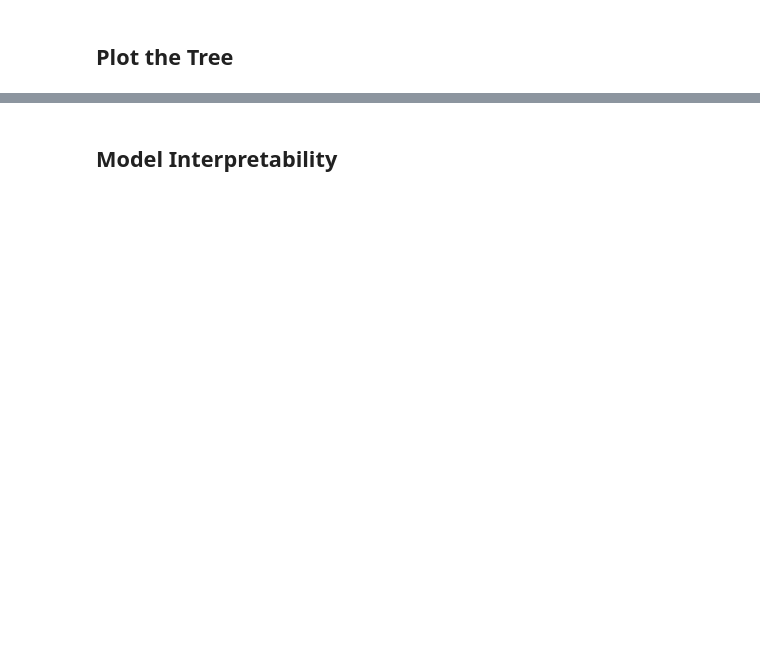
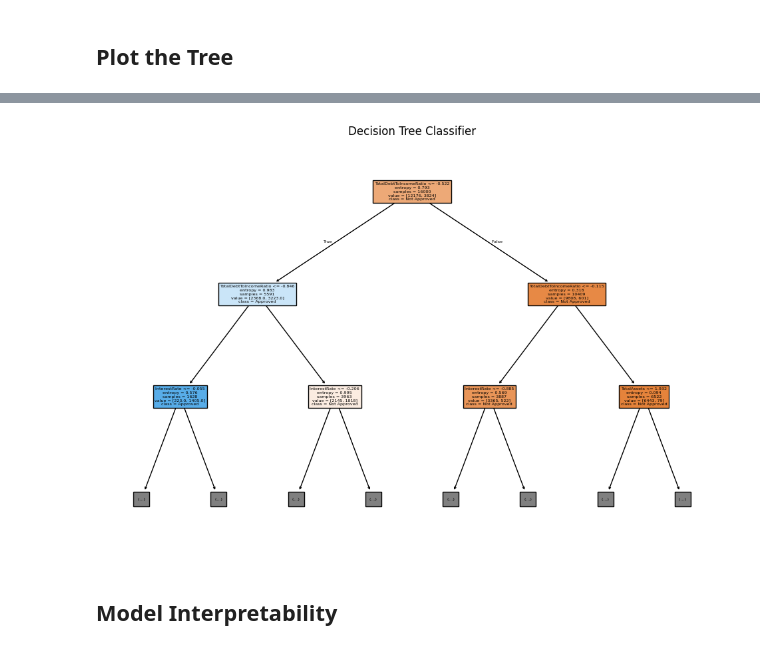
Before and after one commit to kaushal4/group22Project, a Jupyter notebook: DecisionTreeClassifier.ipynb, the cells around one changed output, grey strips where cells are left out. Drawn from its saved outputs; the diff is of its cells as text; code cells hidden in the pictures; blank space fills up the shorter version.

```diff
--- a/DecisionTreeClassifier.ipynb
+++ b/DecisionTreeClassifier.ipynb
@@ -208,2 +264,28 @@ weighted avg       0.90      0.90      0.90      4000
+# %%
+model = best_model.named_steps['classifier']
+# %%
+def get_feature_names():
+    transformed_feature_names = []
+    transformed_feature_names.extend(X_numerical.columns)
+    preprocessor = best_model.named_steps['preprocessor']
+
+    categorical_features = preprocessor.transformers_[1][2]  # Categorical features list
+    cat_feature_names = preprocessor.transformers_[1][1].get_feature_names_out(categorical_features)
+    transformed_feature_names.extend(cat_feature_names)
+
+    ordinal_features = preprocessor.transformers_[2][2]  # Ordinal features list
+    transformed_feature_names.extend(ordinal_features)
+    return transformed_feature_names
+# %%
+plt.figure(figsize=(12, 8))
+plot_tree(model,
+          feature_names=get_feature_names(),
+          class_names=['Not Approved', 'Approved'],
+          filled=True,
+          max_depth=2)
+plt.title("Decision Tree Classifier")
+plt.show()
+# %% [output]
+[figure, added]
 # %% [markdown]
 ## Model Interpretability
```
Also changed, not shown: parts of 13 cells of this notebook, 8 other files.
